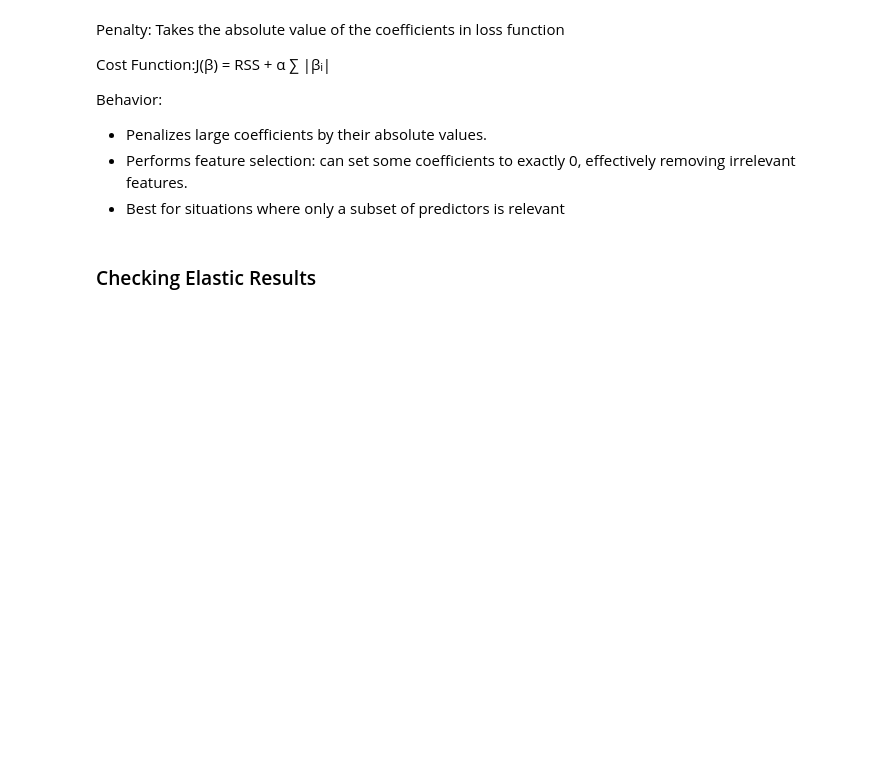
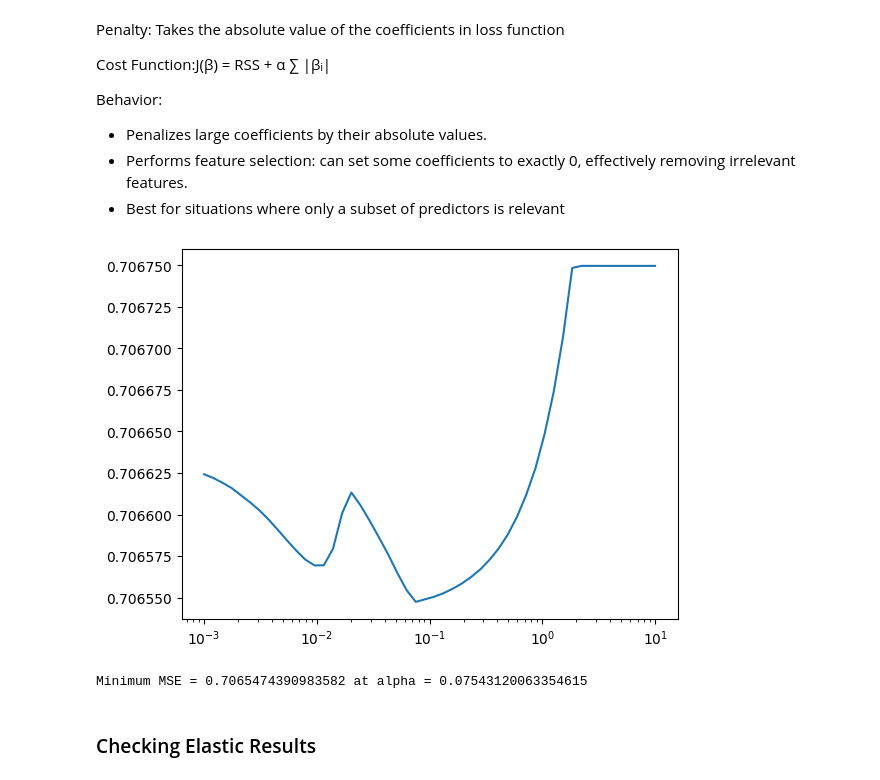
Before and after one commit to nkenny160/ecen-520-final-project, a Jupyter notebook: Jane_Street_Merge.ipynb, the cells around one changed output. Saved outputs shown, nothing was run; the diff lists cells and outputs as text; code cells hidden in the pictures; blank space fills up the shorter version.

```diff
--- a/Jane_Street_Merge.ipynb
+++ b/Jane_Street_Merge.ipynb
@@ -582,24 +677,28 @@ Behavior:
 # %%
 lasso_mse = []
 Lalpha_counter = np.logspace(-3, 1, 50)
 
 
 for a in Lalpha_counter:
     lasso = Lasso(alpha=a)
     lasso.fit(train_x, train_y)
     lasso_y_pred = lasso.predict(test_x)
     lasso_mse.append(mean_squared_error(test_y, lasso_y_pred))
+    del lasso
 
 
 plt.plot(Lalpha_counter,lasso_mse)
 plt.xscale('log')
 plt.show()
 
 
 
 # argmin() finds index of minimnum value
 min_mse_index = np.argmin(lasso_mse)
 print(f'Minimum MSE = {lasso_mse[min_mse_index]} at alpha = {Lalpha_counter[min_mse_index]}')
+# %% [output]
+[figure, added]
+Minimum MSE = 0.7065474390983582 at alpha = 0.07543120063354615
 # %% [markdown]
 ### Checking Elastic Results
 # %% [markdown]
```
Also changed, not shown: parts of 24 cells of this notebook.
